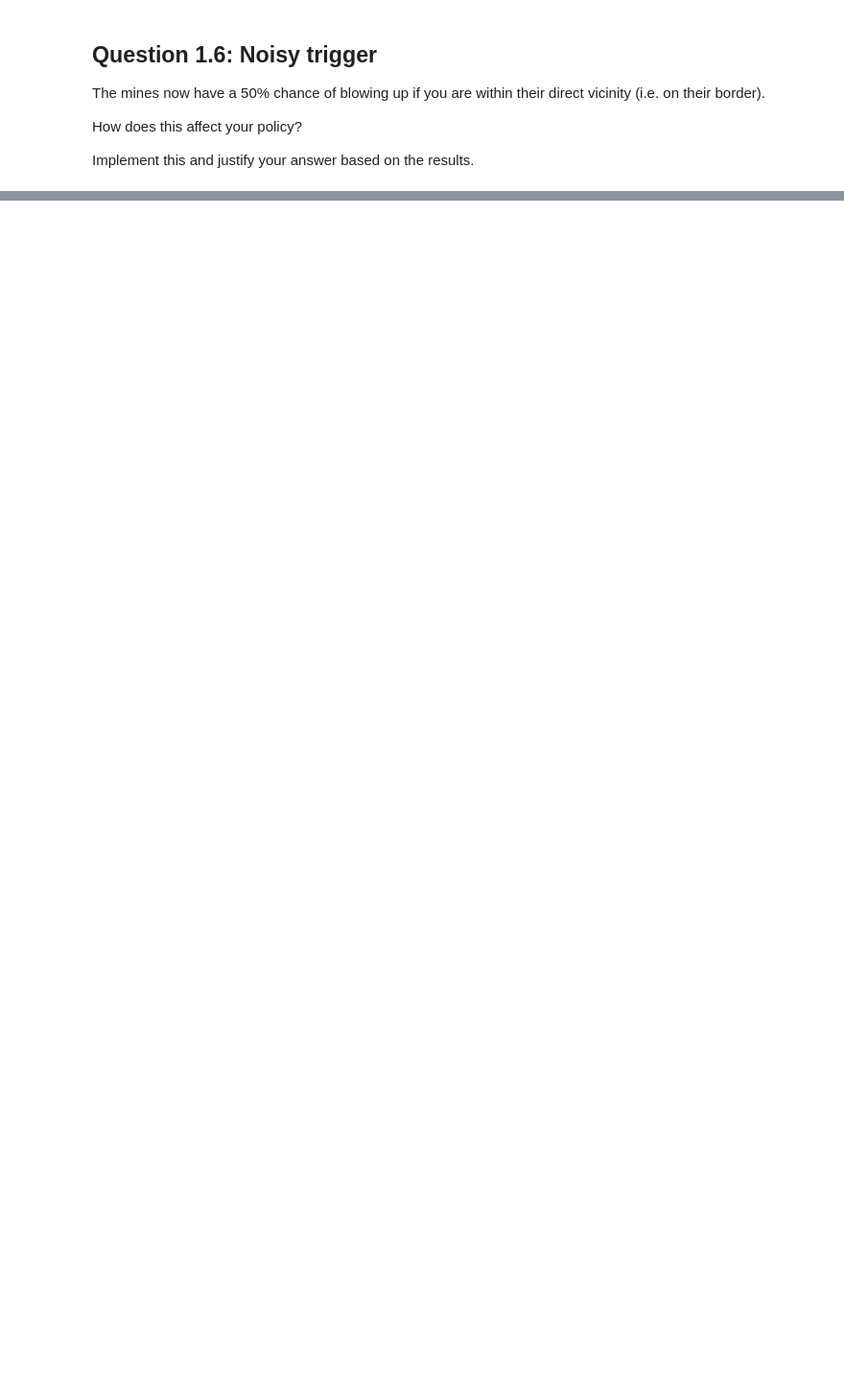
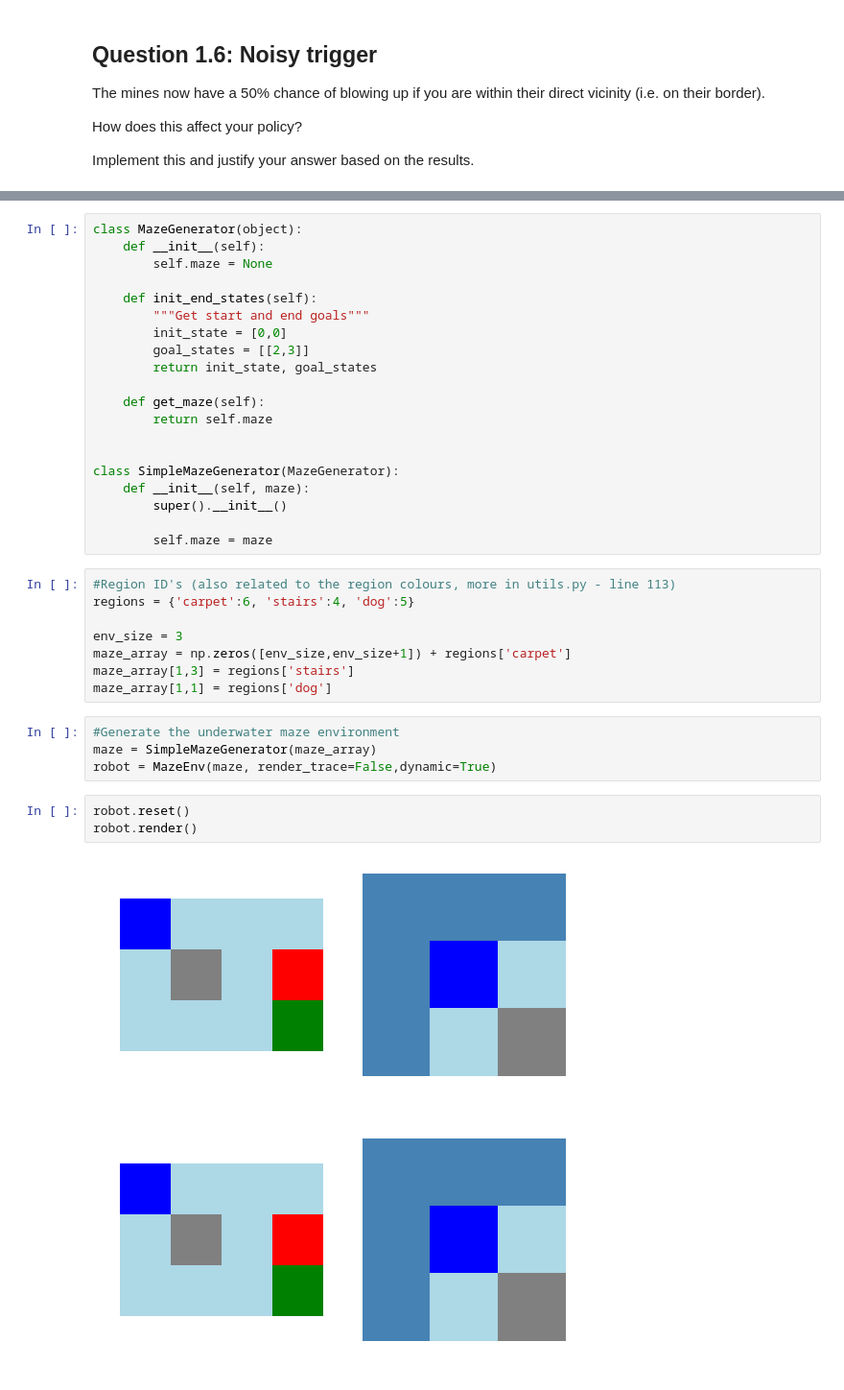
Before and after one commit to cholakov/CourseWork, a Jupyter notebook: CW2.ipynb, the cells around one changed output, grey strips where cells are left out. Shown at 96% size. Drawn from its saved outputs; the diff is of its cells as text; blank space fills up the shorter version.

```diff
--- a/CW2.ipynb
+++ b/CW2.ipynb
@@ -254,0 +294,38 @@ of this problem:
+# %%
+class MazeGenerator(object):
+    def __init__(self):
+        self.maze = None
+
+    def init_end_states(self):
+        """Get start and end goals"""
+        init_state = [0,0]
+        goal_states = [[2,3]]
+        return init_state, goal_states
+
+    def get_maze(self):
+        return self.maze
+
+
+class SimpleMazeGenerator(MazeGenerator):
+    def __init__(self, maze):
+        super().__init__()
+
+        self.maze = maze
+# %%
+#Region ID's (also related to the region colours, more in utils.py - line 113)
+regions = {'carpet':6, 'stairs':4, 'dog':5}
+
+env_size = 3
+maze_array = np.zeros([env_size,env_size+1]) + regions['carpet']
+maze_array[1,3] = regions['stairs']
+maze_array[1,1] = regions['dog']
+# %%
+#Generate the underwater maze environment
+maze = SimpleMazeGenerator(maze_array)
+robot = MazeEnv(maze, render_trace=False,dynamic=True)
+# %%
+robot.reset()
+robot.render()
+# %% [output]
+[figure, added]
+[figure, added]
```
Also changed, not shown: parts of 23 cells of this notebook, 3 other files.
